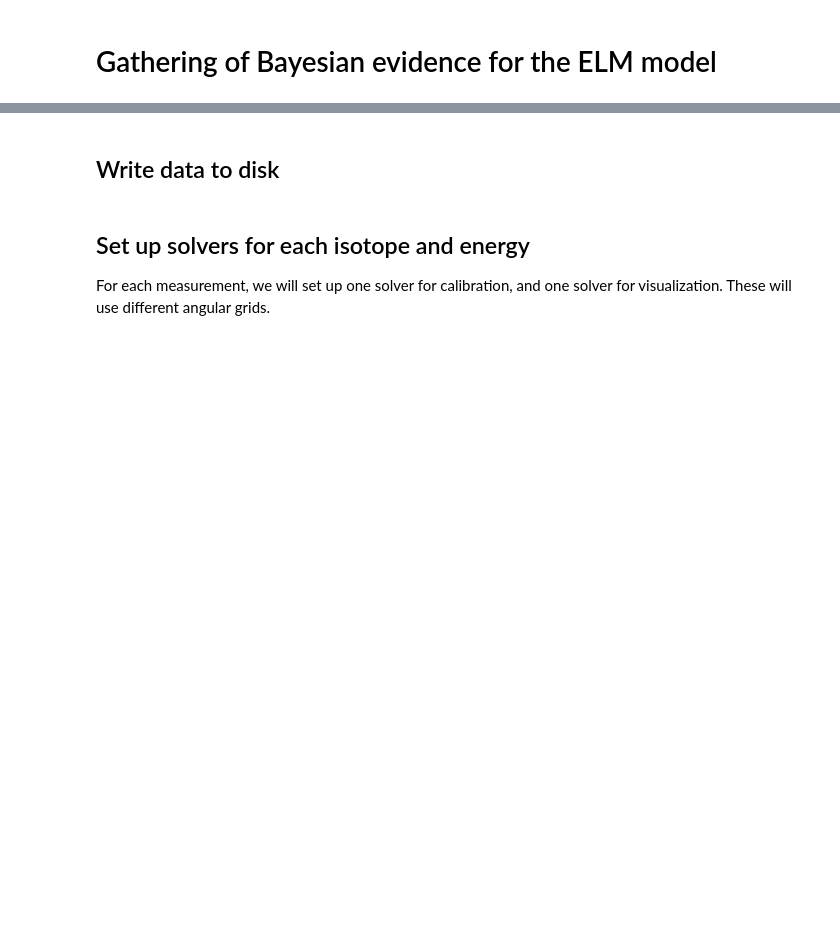
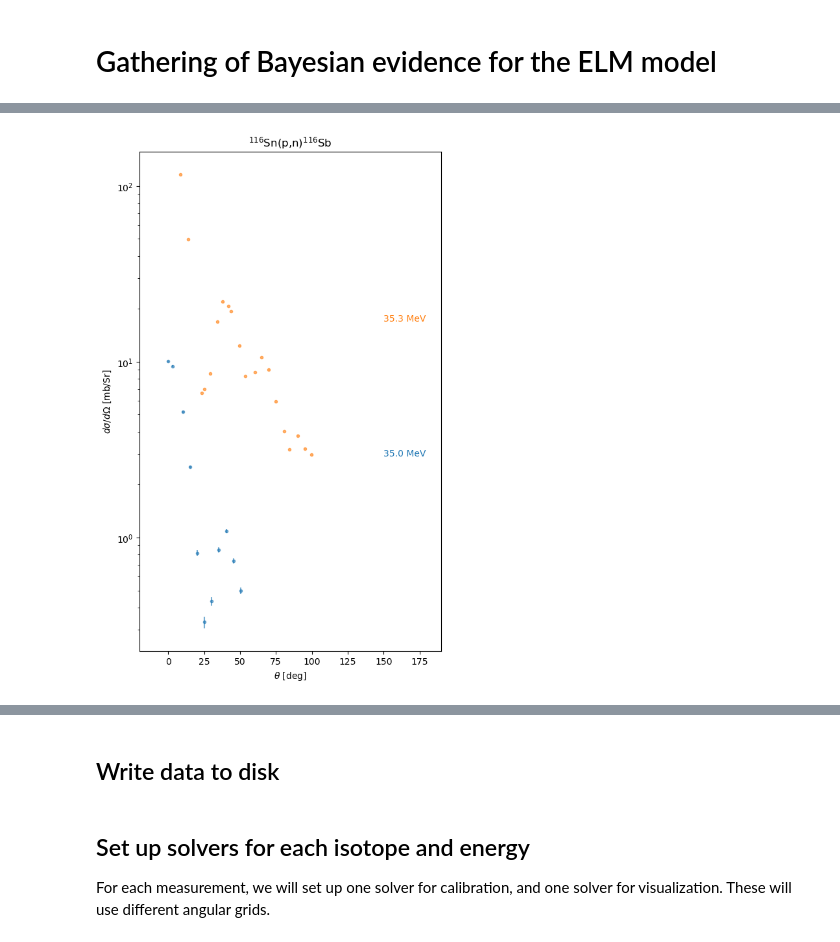
Before and after one commit to beykyle/elm, a Jupyter notebook: data/quasielastic/all_isotopes.ipynb, the cells around one changed output, grey strips where cells are left out. Cells and saved outputs as stored; diff of their text form; code cells hidden in the pictures; blank space fills up the shorter version.

```diff
--- a/data/quasielastic/all_isotopes.ipynb
+++ b/data/quasielastic/all_isotopes.ipynb
@@ -192,3 +383,11 @@ plot_measurements(
+# %%
+plot_measurements(
+    all_qepn_measurements[Sn116],
+    rxn_names[Sn116],
+    constant_factor=20,
+)
+# %% [output]
+[figure, added]
 # %%
 plot_measurements(
     all_qepn_measurements[Sn120],
```
Also changed, not shown: parts of 62 cells of this notebook.
